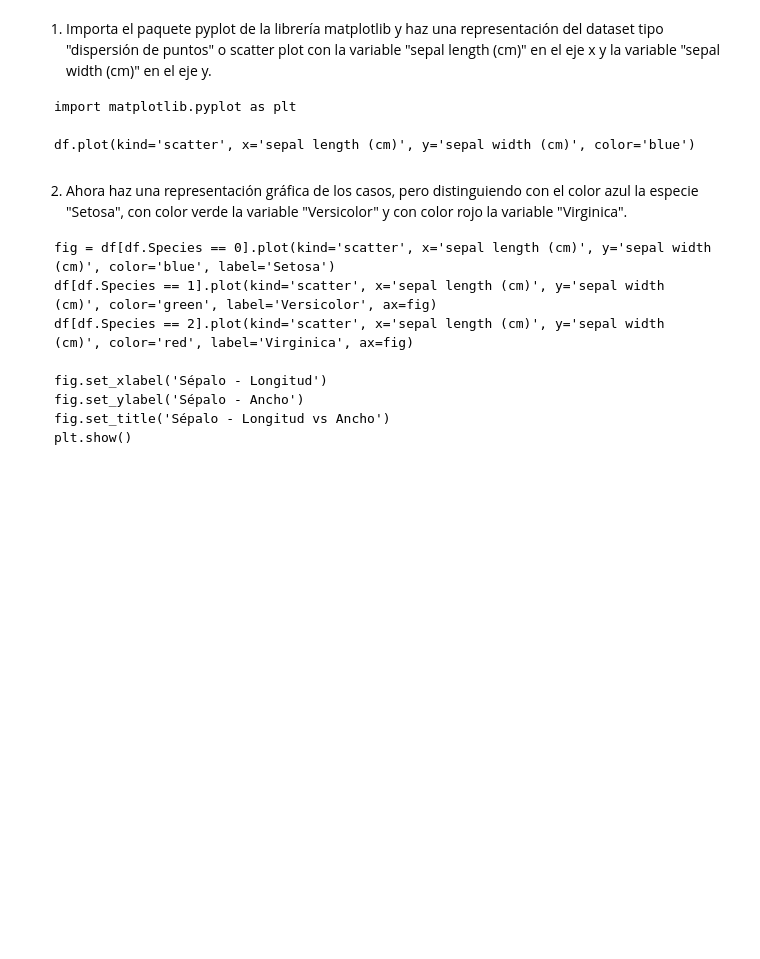
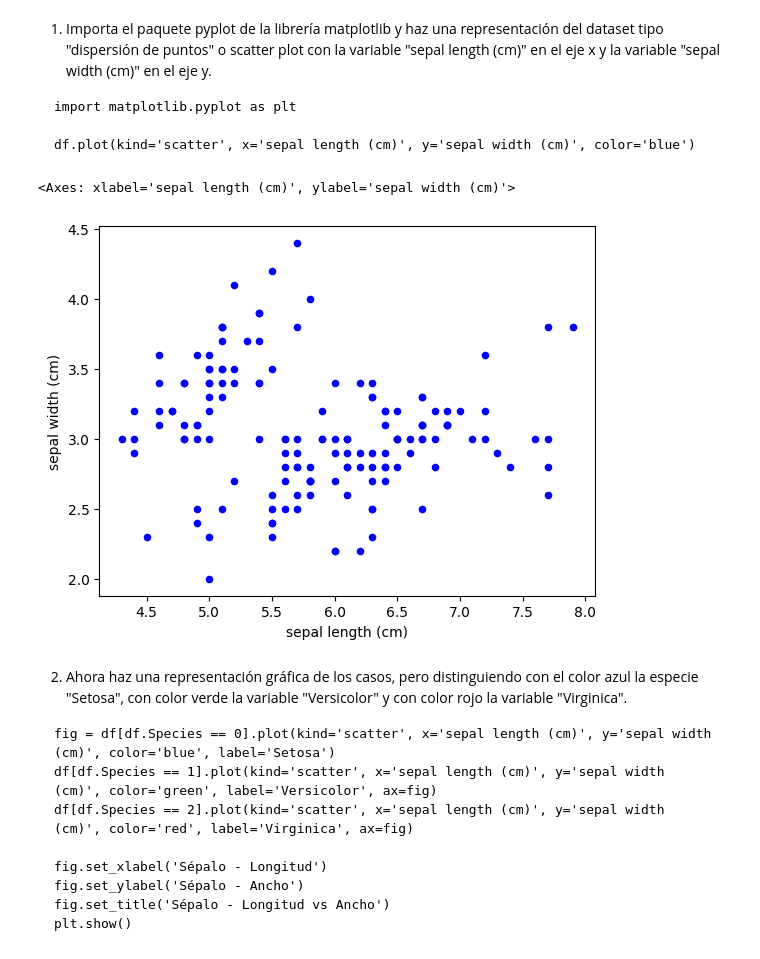
Before and after one commit to MariaSanSal/PIA04, a Jupyter notebook: PIA_04_Tarea_Guía.ipynb, the cells around one changed output. Cells and saved outputs as stored; diff of their text form; code cells hidden in the pictures; blank space fills up the shorter version.

```diff
--- a/PIA_04_Tarea_Guía.ipynb
+++ b/PIA_04_Tarea_Guía.ipynb
@@ -69,0 +68,4 @@ df.head()
+# %%
+df = pd.DataFrame(data=data.data, columns=data.feature_names) #Utilizando la clase DataFrame para crear el dataset df
+df['Species'] = data.target #añade la columna "Species" a partir de la secuencia target
+df.head() #utilizando la función head() para ver visualizar los primeros registros
@@ -92,3 +109,9 @@ df.plot(kind='scatter', x='sepal length (cm)', y='sepal width (cm)', color='blue
+# %%
+import matplotlib.pyplot as plt #Importa el paquete pyplot de la librería matplotlib
+df.plot(kind='scatter', x='sepal length (cm)', y='sepal width (cm)', color='blue') #gráfico de dispersión
+# %% [output]
+<Axes: xlabel='sepal length (cm)', ylabel='sepal width (cm)'>
+[figure, added]
 # %% [markdown]
 2. Ahora haz una representación gráfica de los casos, pero distinguiendo con el color azul la especie "Setosa", con color verde la variable "Versicolor" y con color rojo la variable "Virginica".
 
```
Also changed, not shown: parts of 44 cells of this notebook.
